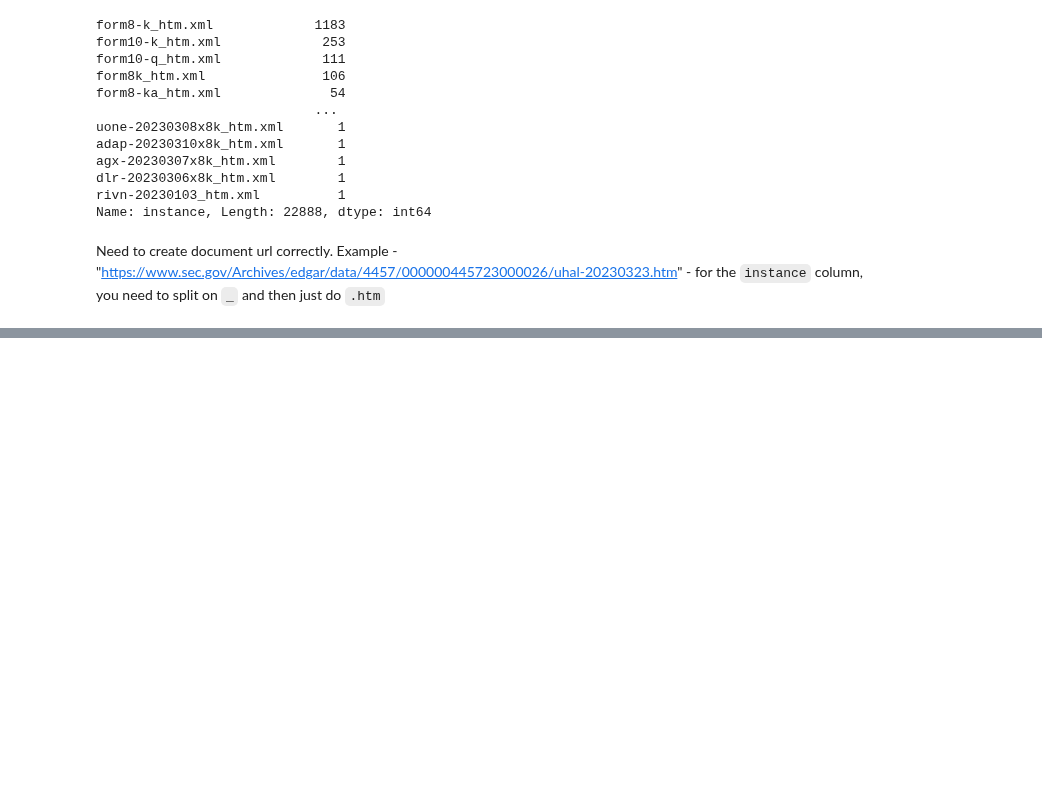
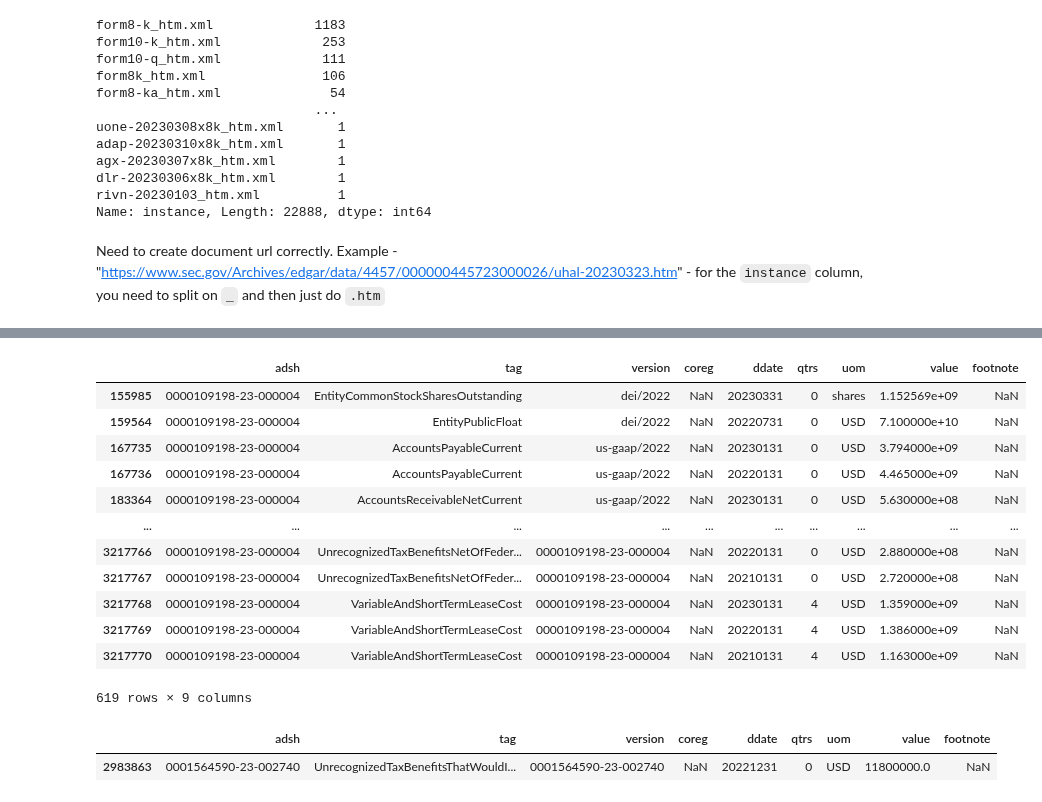
Before and after one commit to avishek-mondal/hf_tutes, a Jupyter notebook: notebooks/sec_data_exploration.ipynb, the cells around one changed output, grey strips where cells are left out. Saved outputs shown, nothing was run; the diff lists cells and outputs as text; code cells hidden in the pictures; blank space fills up the shorter version.

```diff
--- a/notebooks/sec_data_exploration.ipynb
+++ b/notebooks/sec_data_exploration.ipynb
@@ -126,0 +154,22 @@ Need to create document url correctly. Example - "https://www.sec.gov/Archives/e
+# %%
+example_adsh = "0000109198-23-000004"
+num_df[num_df.adsh == example_adsh]
+# %% [output]
+|  | adsh | tag | version | coreg | ddate | qtrs | uom | value | footnote |
+| 155985 | 0000109198-23-000004 | EntityCommonStockSharesOutstanding | dei/2022 | NaN | 20230331 | 0 | shares | 1.152569e+09 | NaN |
+| 159564 | 0000109198-23-000004 | EntityPublicFloat | dei/2022 | NaN | 20220731 | 0 | USD | 7.100000e+10 | NaN |
+| 167735 | 0000109198-23-000004 | AccountsPayableCurrent | us-gaap/2022 | NaN | 20230131 | 0 | USD | 3.794000e+09 | NaN |
+| 167736 | 0000109198-23-000004 | AccountsPayableCurrent | us-gaap/2022 | NaN | 20220131 | 0 | USD | 4.465000e+09 | NaN |
+| 183364 | 0000109198-23-000004 | AccountsReceivableNetCurrent | us-gaap/2022 | NaN | 20230131 | 0 | USD | 5.630000e+08 | NaN |
+| ... | ... | ... | ... | ... | ... | ... | ... | ... | ... |
+| 3217766 | 0000109198-23-000004 | UnrecognizedTaxBenefitsNetOfFeder... | 0000109198-23-000004 | NaN | 20220131 | 0 | USD | 2.880000e+08 | NaN |
+| 3217767 | 0000109198-23-000004 | UnrecognizedTaxBenefitsNetOfFeder... | 0000109198-23-000004 | NaN | 20210131 | 0 | USD | 2.720000e+08 | NaN |
+| 3217768 | 0000109198-23-000004 | VariableAndShortTermLeaseCost | 0000109198-23-000004 | NaN | 20230131 | 4 | USD | 1.359000e+09 | NaN |
+| 3217769 | 0000109198-23-000004 | VariableAndShortTermLeaseCost | 0000109198-23-000004 | NaN | 20220131 | 4 | USD | 1.386000e+09 | NaN |
+| 3217770 | 0000109198-23-000004 | VariableAndShortTermLeaseCost | 0000109198-23-000004 | NaN | 20210131 | 4 | USD | 1.163000e+09 | NaN |
+619 rows × 9 columns
+# %%
+num_df[num_df.tag == "UnrecognizedTaxBenefitsThatWouldImpactDeferredTaxLiabilities"]
+# %% [output]
+|  | adsh | tag | version | coreg | ddate | qtrs | uom | value | footnote |
+| 2983863 | 0001564590-23-002740 | UnrecognizedTaxBenefitsThatWouldI... | 0001564590-23-002740 | NaN | 20221231 | 0 | USD | 11800000.0 | NaN |
```
Also changed, not shown: parts of 14 cells of this notebook.
